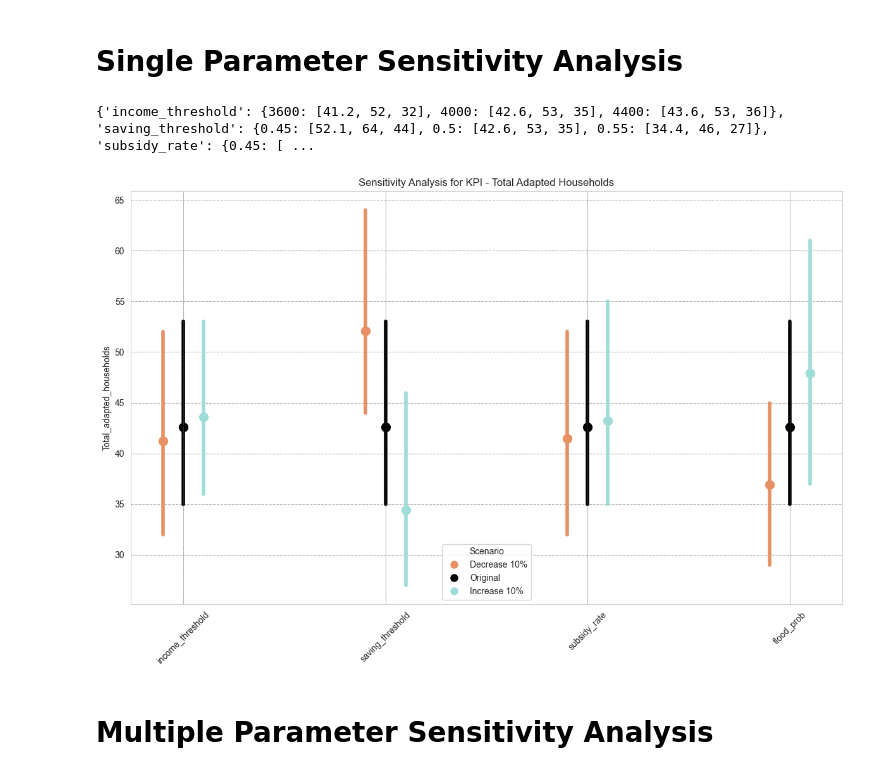
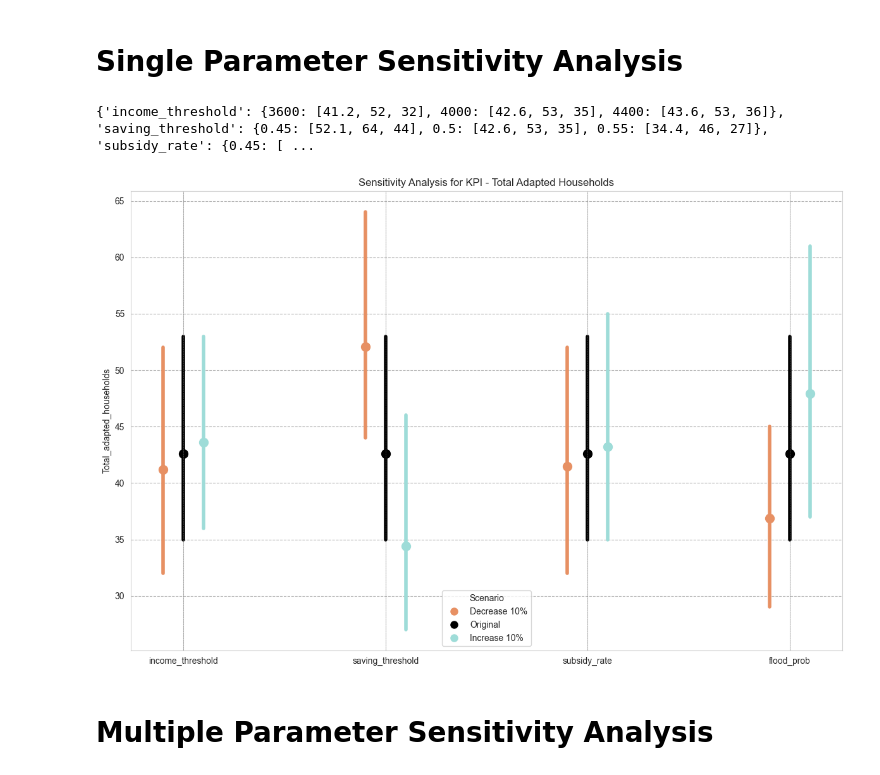
Before and after one commit to ctezgec/abm, a Jupyter notebook: model/analysis_sensitivity.ipynb, the cells around one changed output. Drawn from its saved outputs; the diff is of its cells as text; code cells hidden in the pictures.

```diff
--- a/model/analysis_sensitivity.ipynb
+++ b/model/analysis_sensitivity.ipynb
@@ -122,43 +81,6 @@ KeyError: 'total_subsidy'
-# %%
-def load_and_filter_dataframe(file_path, step=399):
-    df = pd.read_csv(file_path)
-    return df[df['Step'] == step]
-
-def calculate_statistics(dataframe, column_name, parameter_name, parameter_values):
-    results = {}
-    for value in parameter_values:
-        filtered_df = dataframe[dataframe[parameter_name] == value]
-        mean_val = filtered_df[column_name].mean()
-        max_val = filtered_df[column_name].max()
-        min_val = filtered_df[column_name].min()
-        results[value] = [mean_val, max_val, min_val]
-    return results
-
-# Define the file paths and parameters
-file_paths = {
-    "income_threshold": "../result_1/model_sensitivity_results_income_threshold.csv",
-    "saving_threshold": "../result_1/model_sensitivity_results_saving_threshold.csv",
-    "subsidy_rate": "../result_1/model_sensitivity_results_subsidy_rate.csv",
-    "flood_prob": "../result_1/model_sensitivity_results_flood_prob.csv"
-}
-
-parameter_column_names = {
-    "income_threshold": "income_threshold",
-    "saving_threshold": "rate",
-    "subsidy_rate": "subsidy_rate",
-    "flood_prob": "flood_probability"
-}
-
-parameters = {
-    "income_threshold": [3600, 4000, 4400],
-    "saving_threshold": [0.45, 0.5, 0.55],
-    "subsidy_rate": [0.45, 0.5, 0.55],
-    "flood_prob": [0.063, 0.07, 0.077]
-}
 # %% [markdown]
 # **Single Parameter Sensitivity Analysis**
 # %%
-
 # Initialize a dictionary to store all results
 data_TAH = {}
 
@@ -192,34 +114,34 @@ for i, (variable, scenarios) in enumerate(data_TAH.items()):
 
         # Draw the whisker line
         ax.plot([position + scenario_offset] * 2, [min_value, max_value], '-', color=colors[j], linewidth=whisker_width)
 
         # Draw the median dot
         ax.plot(position + scenario_offset, median_value, 'o', color=colors[j], markersize=10)
 
 # Group lines visually with vertical lines or shading
 for i in range(len(data_TAH)):
     ax.axvline(x=i, color='grey', linestyle='--', linewidth=0.5, alpha=0.7)
 
 # Set the labels for the x-ticks and position them
 ax.set_xticks(range(len(data_TAH)))
-ax.set_xticklabels([variable for variable in data_TAH.keys()], rotation=45)
+ax.set_xticklabels([variable for variable in data_TAH.keys()], rotation=0)
 
 # Set the axis labels and title
 ax.set_ylabel('Total_adapted_households')
 ax.set_title('Sensitivity Analysis for KPI - Total Adapted Households')
 
 # Add a custom legend
 legend_elements = [Line2D([0], [0], marker='o', color='w', markerfacecolor=color, markersize=10, label=label) for color, label in zip(colors, scenario_labels)]
 ax.legend(handles=legend_elements, title='Scenario')
 
 # Grid and layout settings
 ax.yaxis.grid(True, linestyle='--', which='major', color='grey', alpha=0.6)
 
 # Show the plot
 plt.tight_layout()
 plt.show()
 # %% [output]
 {'income_threshold': {3600: [41.2, 52, 32], 4000: [42.6, 53, 35], 4400: [43.6, 53, 36]}, 'saving_threshold': {0.45: [52.1, 64, 44], 0.5: [42.6, 53, 35], 0.55: [34.4, 46, 27]}, 'subsidy_rate': {0.45: [ ...
-[figure, old version]
+[figure, new version]
 # %% [markdown]
 # **Multiple Parameter Sensitivity Analysis**
```
Also changed, not shown: parts of 8 cells of this notebook, 1 other file.
